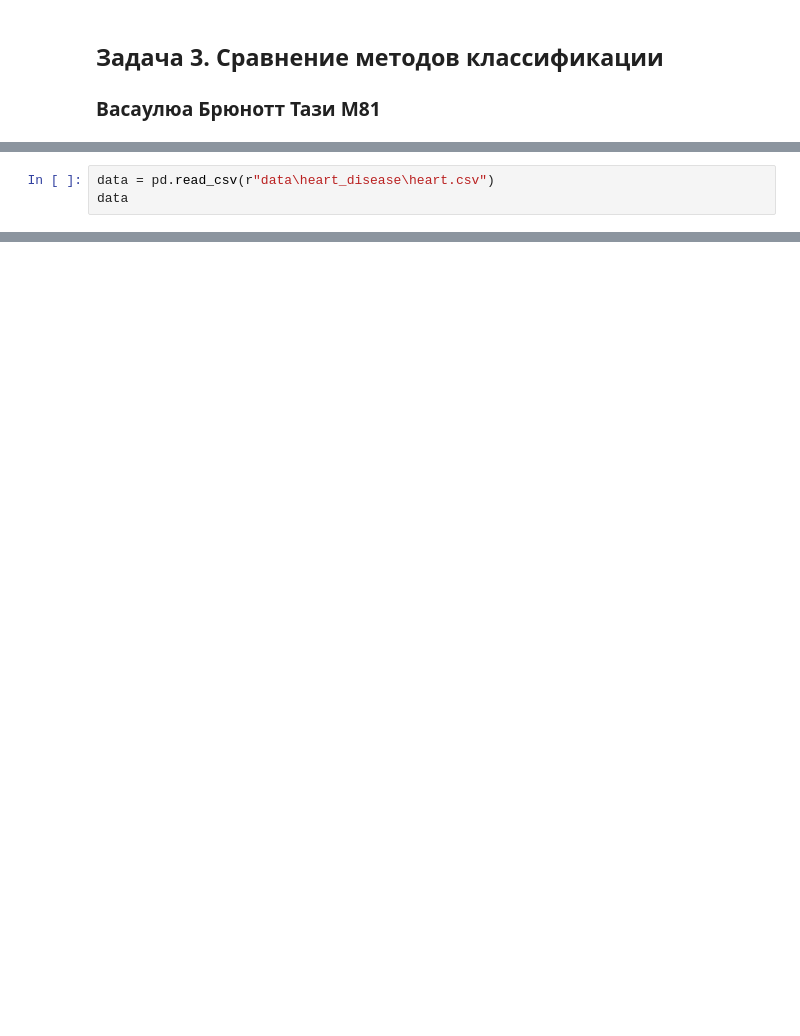
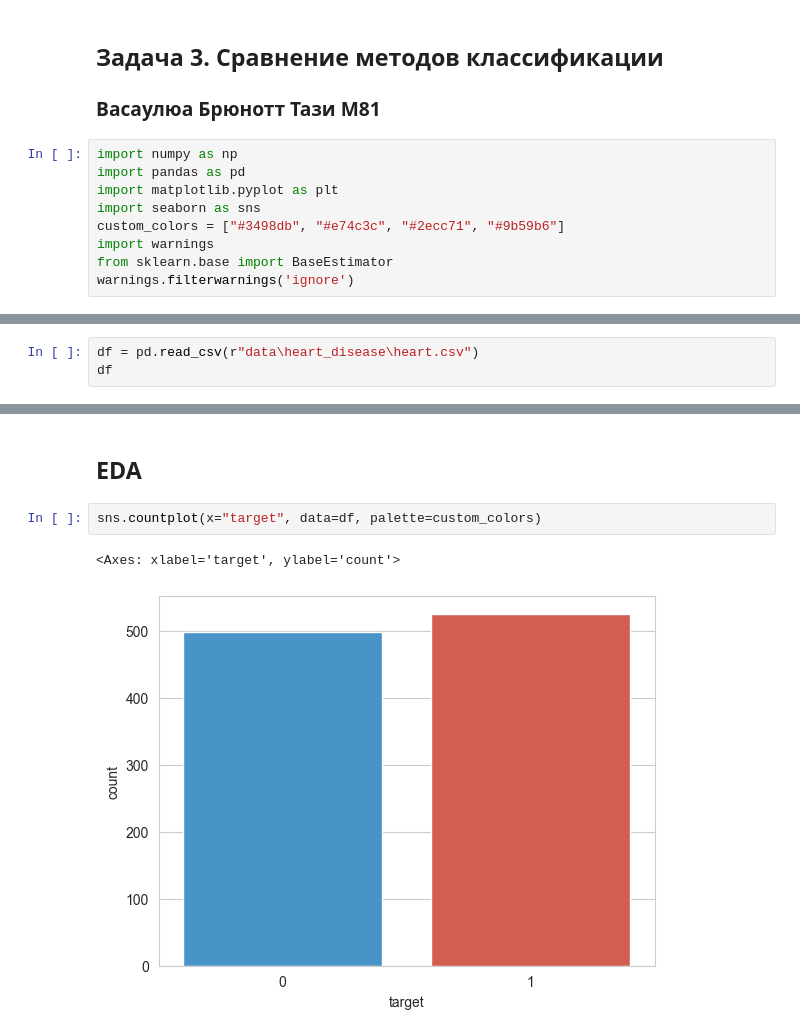
Before and after one commit to sabahoth01/Machine-learning-tasks, a Jupyter notebook: task3.ipynb, the cells around one changed output, grey strips where cells are left out. Cells and saved outputs as stored; diff of their text form; blank space fills up the shorter version.

```diff
--- a/task3.ipynb
+++ b/task3.ipynb
@@ -2,3 +2,12 @@
 ## Задача 3. Сравнение методов классификации
 
 ### Васаулюа Брюнотт Тази  М81
+# %%
+import numpy as np
+import pandas as pd
+import matplotlib.pyplot as plt
+import seaborn as sns
+custom_colors = ["#3498db", "#e74c3c", "#2ecc71", "#9b59b6"]
+import warnings
+from sklearn.base import BaseEstimator
+warnings.filterwarnings('ignore')
@@ -24,4 +559,4 @@ warnings.filterwarnings('ignore')  # отключаем предупрежден
 # %%
-data = pd.read_csv(r"data\heart_disease\heart.csv")
-data
+df = pd.read_csv(r"data\heart_disease\heart.csv")
+df
 # %% [output]
@@ -46,0 +631,7 @@ dtype: int64
+# %% [markdown]
+## EDA
+# %%
+sns.countplot(x="target", data=df, palette=custom_colors)
+# %% [output]
+<Axes: xlabel='target', ylabel='count'>
+[figure, added]
```
Also changed, not shown: parts of 42 cells of this notebook.
